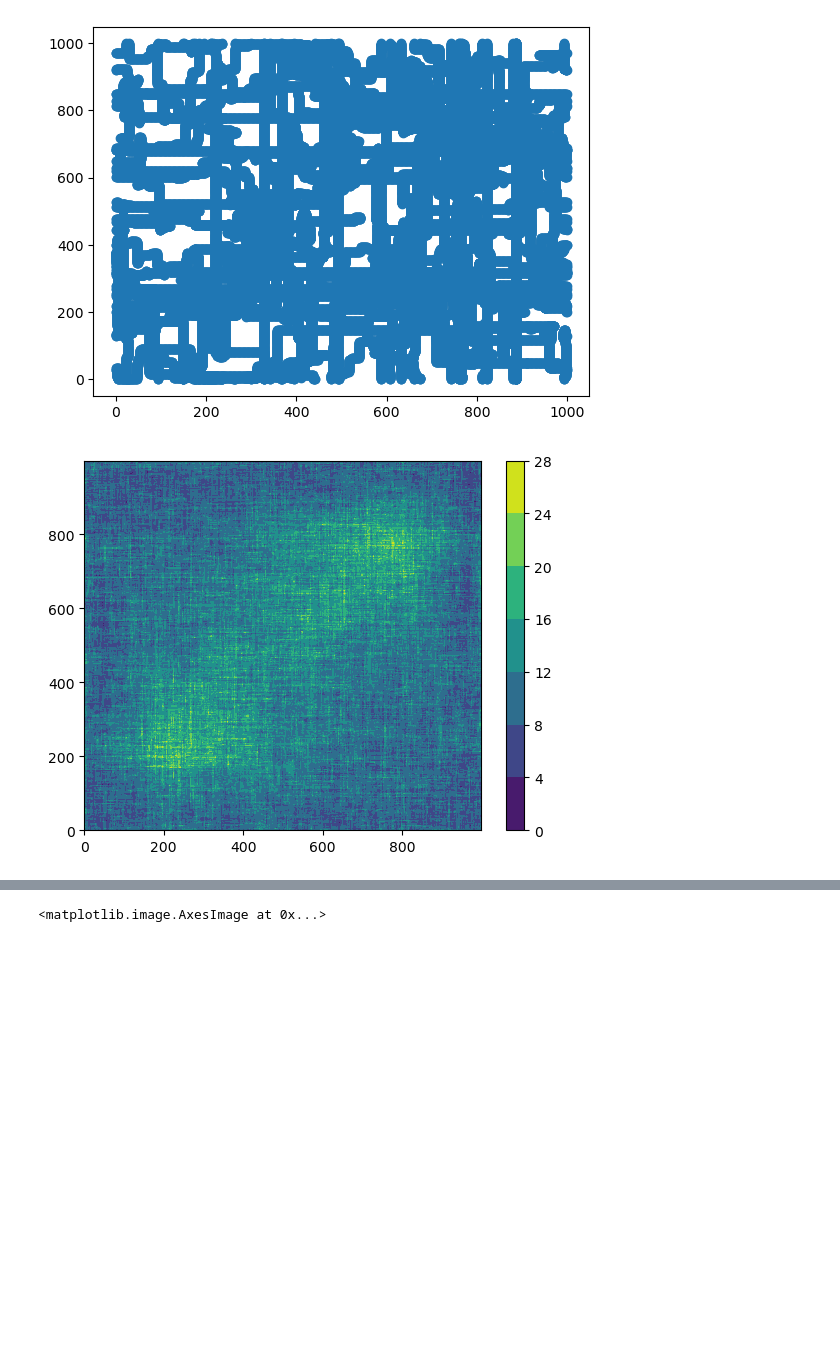
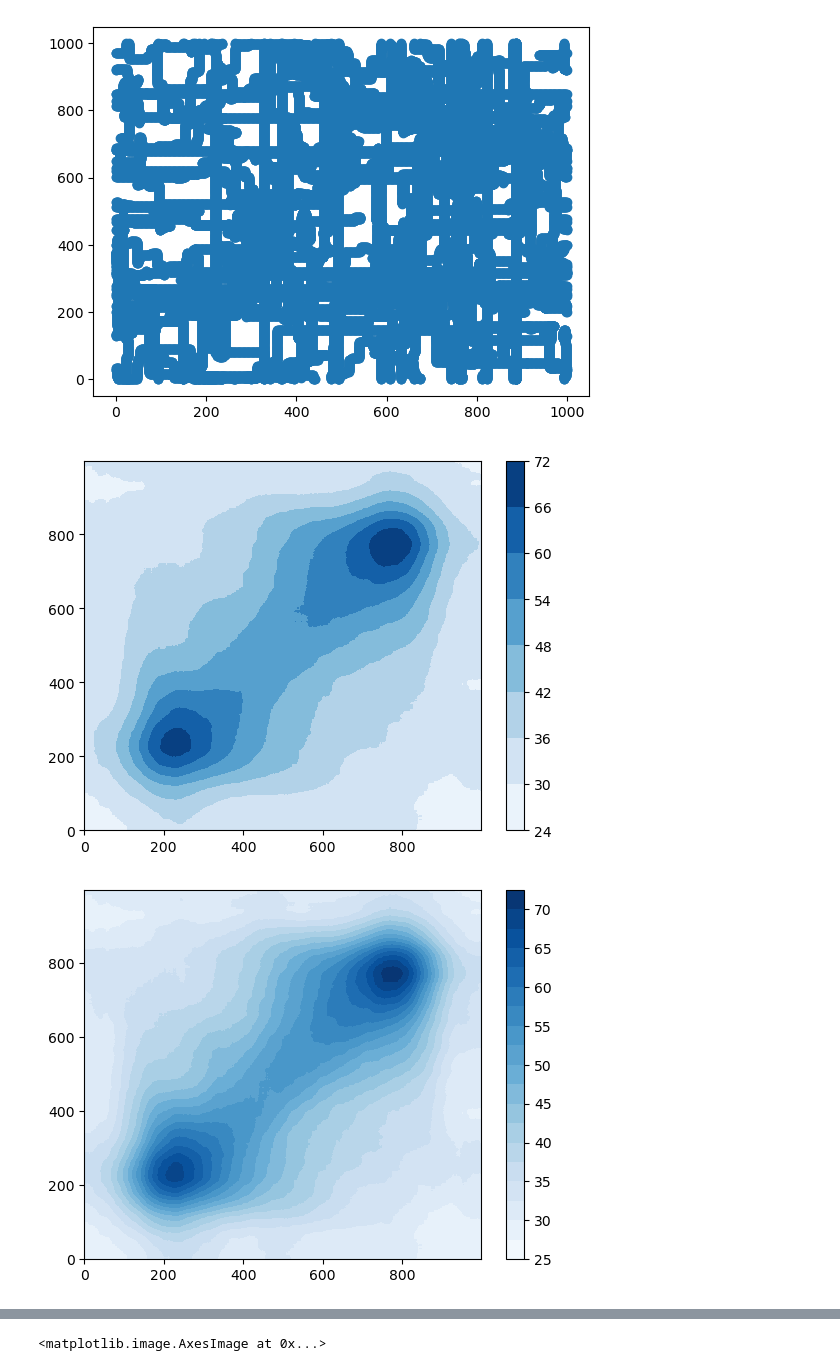
Before and after one commit to Adam-Boesky/Predictive_Coding, a Jupyter notebook: moving_peak/plotting.ipynb, the cells around one changed output, grey strips where cells are left out. Saved outputs shown, nothing was run; the diff lists cells and outputs as text; code cells hidden in the pictures; blank space fills up the shorter version.

```diff
--- a/moving_peak/plotting.ipynb
+++ b/moving_peak/plotting.ipynb
@@ -16,5 +17,7 @@ plt.colorbar()
 <matplotlib.colorbar.Colorbar at 0x...>
 [figure]
 # %%
-with open('/n/ramanathan_lab/aboesky/stationary_test_wrapped_results/agent_50.pkl', 'rb') as f:
-    test = pickle.load(f)
+agent_paths = []
+for i in range(500):
+    with open(f'/n/ramanathan_lab/aboesky/alternating_10000_pyramid_results/agent_{i}.pkl', 'rb') as f:
+        agent_paths.append(pickle.load(f))
@@ -23,5 +23,0 @@ FileNotFoundError: [Errno 2] No such file or directory: '/n/ramanathan_lab/aboes
-# %%
-agent_paths = []
-for i in range(100):
-    with open(f'/n/ramanathan_lab/aboesky/alternating_10000_pyramid_results/agent_{i}.pkl', 'rb') as f:
-        agent_paths.append(pickle.load(f))
@@ -39,9 +35,21 @@ plt.scatter(agent_paths[ind][:, 1], agent_paths[ind][:, 0])
 path_density = np.zeros((1000, 1000))
 for path in agent_paths:
     path_density[path[:,0], path[:,1]] += 1
-# %%
-plt.contourf(path_density)
-plt.colorbar()
-plt.show()
-# %% [output]
-[figure, removed]
+# %%
+N = len(path[0])
+path_filtered = uniform_filter(path_density, size=100)
+plt.contourf(path_filtered, cmap='Blues')
+plt.colorbar()
+plt.savefig('/n/home04/aboesky/ramanthan/Predictive_Coding/plots/path_density_8.svg')
+plt.show()
+plt.contourf(path_filtered, cmap='Blues', levels=20)
+plt.colorbar()
+plt.savefig('/n/home04/aboesky/ramanthan/Predictive_Coding/plots/path_density_20.svg')
+plt.show()
+plt.imshow(np.flipud(path_filtered), extent=(0, 1000, 0, 1000), cmap='Blues')
+plt.colorbar()
+plt.savefig('/n/home04/aboesky/ramanthan/Predictive_Coding/plots/path_density.svg')
+plt.show()
+# %% [output]
+[figure, added]
+[figure, added]
```
Also changed, not shown: parts of 13 cells of this notebook, 26 other files.
